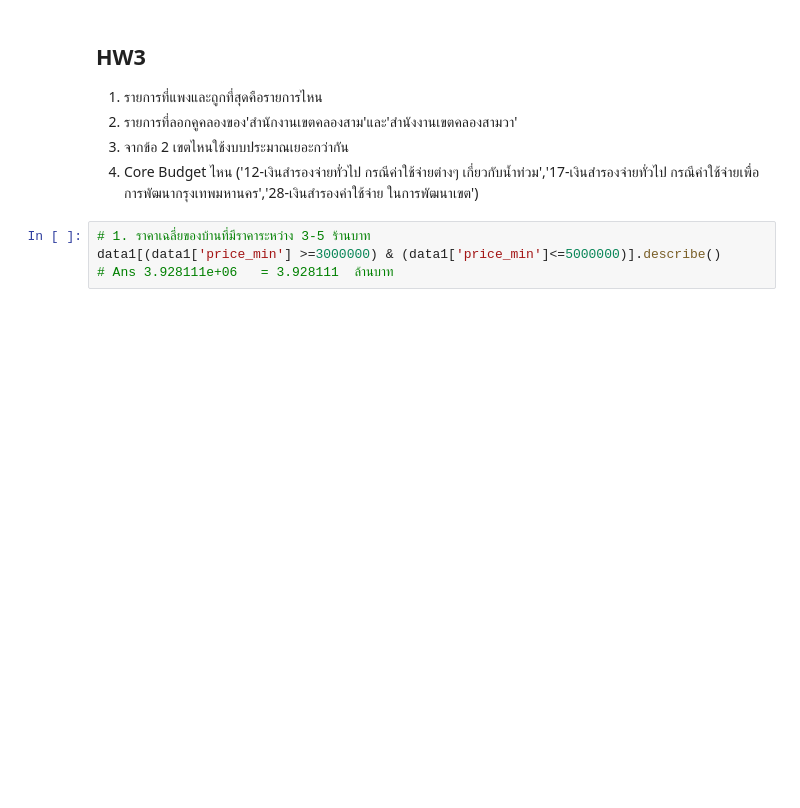
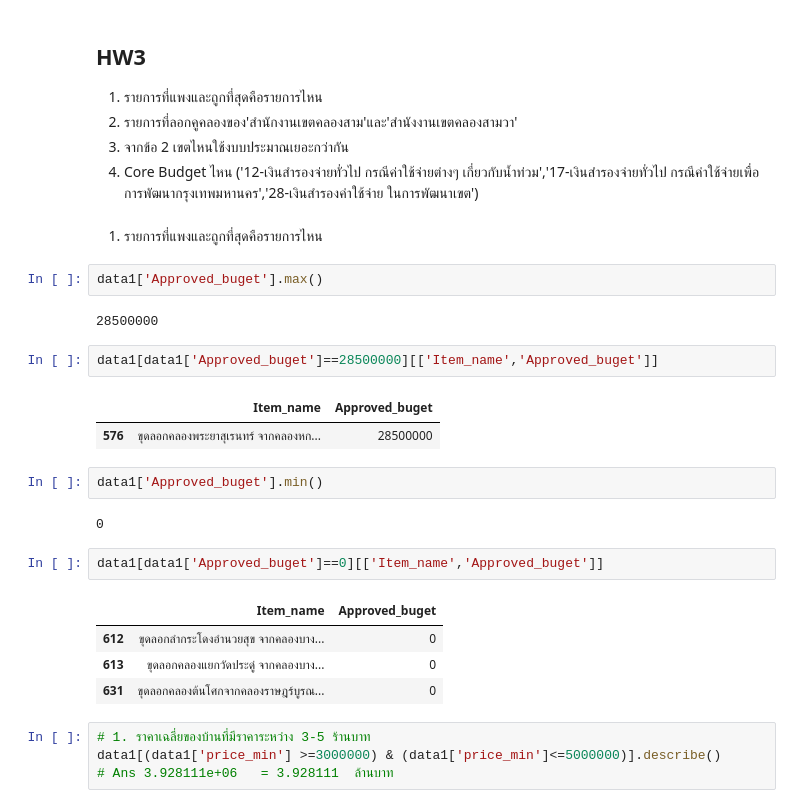
Before and after one commit to ChonChanokAng/python_dataviz2023, a Jupyter notebook: Pandas101.ipynb, the cells around one changed output. Drawn from its saved outputs; the diff is of its cells as text; blank space fills up the shorter version.

```diff
--- a/Pandas101.ipynb
+++ b/Pandas101.ipynb
@@ -509,6 +508,28 @@ dtype: bool
   2. รายการที่ลอกคูคลองของ'สำนักงานเขตคลองสาม'และ'สำนังงานเขตคลองสามวา'
   3. จากข้อ 2 เขตไหนใช้งบบประมาณเยอะกว่ากัน
   4. Core Budget ไหน ('12-เงินสำรองจ่ายทั่วไป กรณีค่าใช้จ่ายต่างๆ เกี่ยวกับน้ำท่วม','17-เงินสำรองจ่ายทั่วไป กรณีค่าใช้จ่ายเพื่อการพัฒนากรุงเทพมหานคร','28-เงินสำรองค่าใช้จ่าย ในการพัฒนาเขต')
+# %% [markdown]
+1. รายการที่แพงและถูกที่สุดคือรายการไหน
+# %%
+data1['Approved_buget'].max()
+# %% [output]
+28500000
+# %%
+data1[data1['Approved_buget']==28500000][['Item_name','Approved_buget']]
+# %% [output]
+|  | Item_name | Approved_buget |
+| 576 | ขุดลอกคลองพระยาสุเรนทร์ จากคลองหก... | 28500000 |
+# %%
+data1['Approved_buget'].min()
+# %% [output]
+0
+# %%
+data1[data1['Approved_buget']==0][['Item_name','Approved_buget']]
+# %% [output]
+|  | Item_name | Approved_buget |
+| 612 | ขุดลอกลำกระโดงอำนวยสุข จากคลองบาง... | 0 |
+| 613 | ขุดลอกคลองแยกวัดประดู่ จากคลองบาง... | 0 |
+| 631 | ขุดลอกคลองต้นโศกจากคลองราษฎร์บูรณ... | 0 |
 # %%
 # 1. ราคาเฉลี่ยของบ้านที่มีราคาระหว่าง 3-5 ร้านบาท
 data1[(data1['price_min'] >=3000000) & (data1['price_min']<=5000000)].describe()
```
Also changed, not shown: parts of 1 cell of this notebook.
